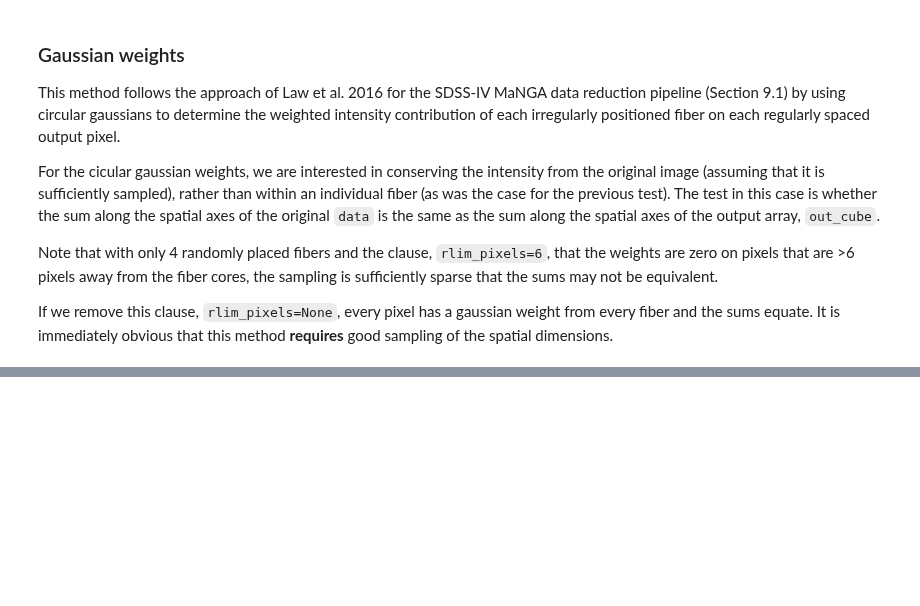
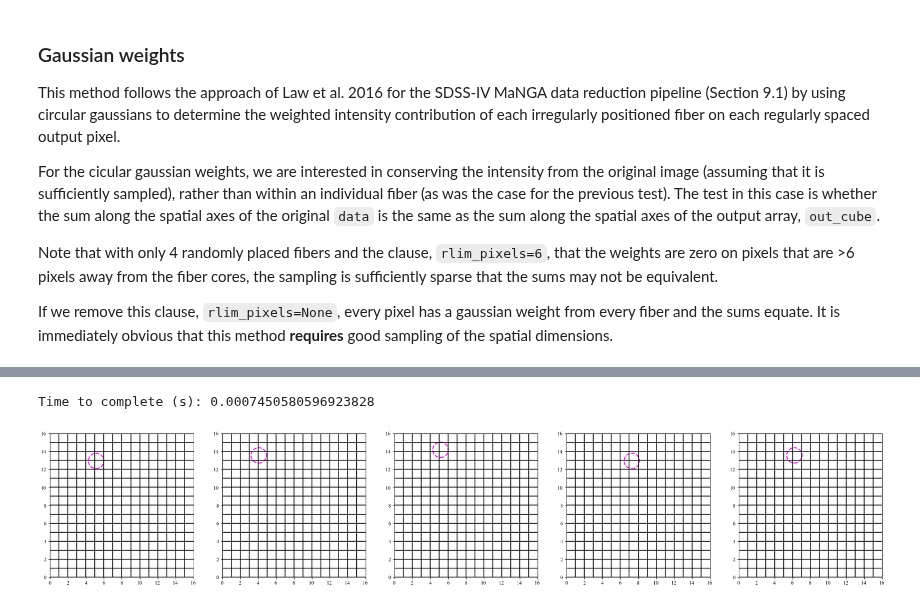
Before and after one commit to cbottrell/RealSim-IFS, a Jupyter notebook: Fiber_application.ipynb, the cells around one changed output, grey strips where cells are left out. Drawn from its saved outputs; the diff is of its cells as text; code cells hidden in the pictures; blank space fills up the shorter version.

```diff
--- a/Fiber_application.ipynb
+++ b/Fiber_application.ipynb
@@ -2679,0 +2799,21 @@ out_cube [1023.79381899 1023.79381899 1023.79381899 ... 1023.79381899 1023.79381
+# %%
+start = time.time()
+core_x_pixels,core_y_pixels,core_diameter_pixels = Change_Coords(xc_cores_pixels,yc_cores_pixels,diam_cores_pixels,
+                                                                 input_grid_dims=(data_shape,data_shape),
+                                                                 output_grid_dims=output_grid_dims)
+print("Time to complete (s):",time.time()-start,'\n')
+fig,axarr = plt.subplots(1,5,figsize=(30,6))
+
+for i in np.arange(5):
+    ax = axarr[i]
+    ax.imshow(np.zeros(output_grid_dims),cmap='Greys',extent=(0,output_grid_dims[1],0,output_grid_dims[0]),
+              origin='lower',vmin=0)
+    core = Circle(xy=(core_x_pixels[i],core_y_pixels[i]),radius=core_diameter_pixels/2,
+                  transform=ax.transData,edgecolor='magenta',facecolor='None',linewidth=2,linestyle='dashed')
+    ax.add_artist(core)
+    for j in range(output_grid_dims[0]):
+        ax.axhline(j,c='black')
+        ax.axvline(j,c='black')
+# %% [output]
+Time to complete (s): 0.0007450580596923828
+[figure, added]
```
Also changed, not shown: parts of 12 cells of this notebook.
